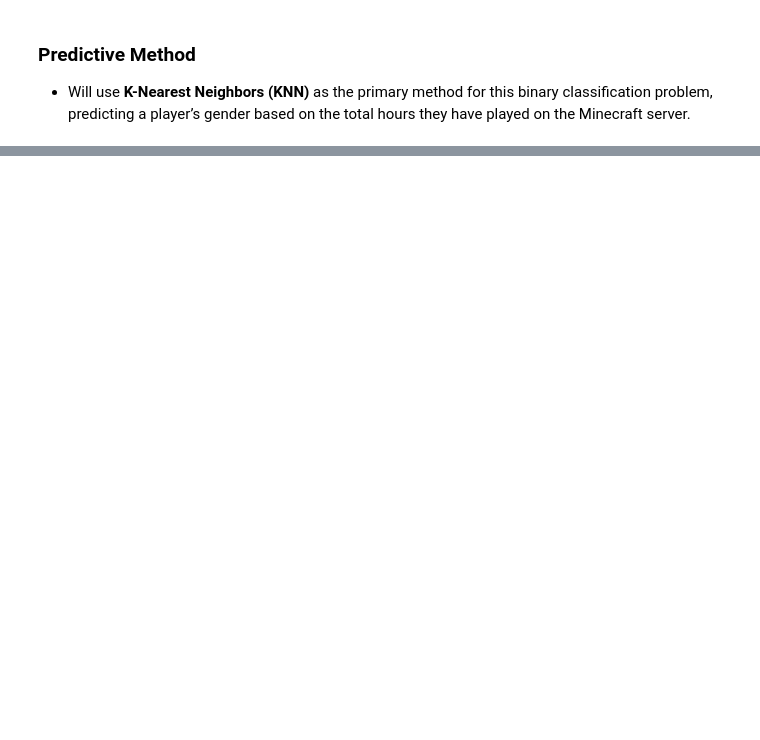
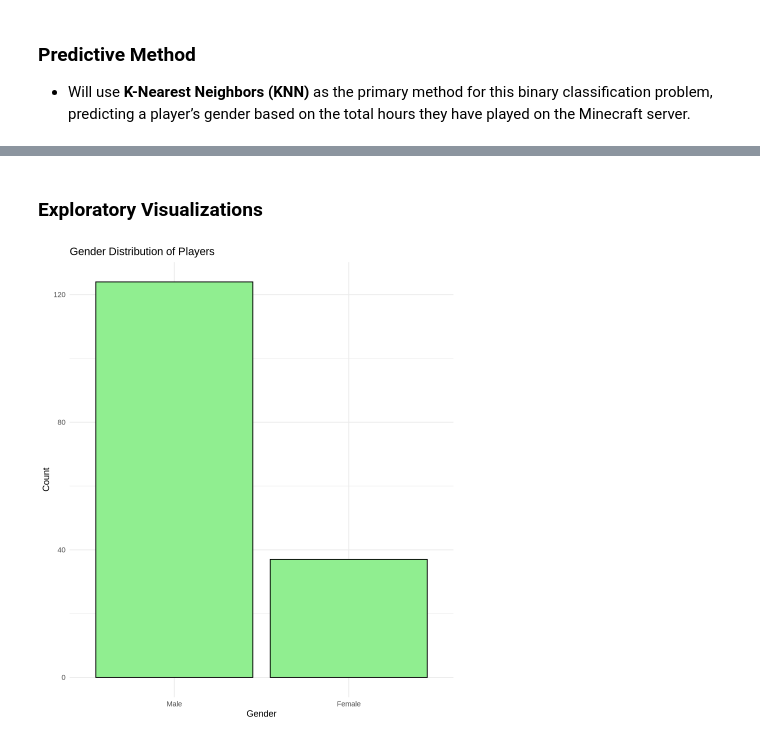
Before and after one commit to mandysui/DataScience100_Group_003_13_MandySui.ipynb, a Jupyter notebook: Group-003-13_Mandy.ipynb, the cells around one changed output, grey strips where cells are left out. Drawn from its saved outputs; the diff is of its cells as text; code cells hidden in the pictures; blank space fills up the shorter version.

Commit message:
Data visualization

```diff
--- a/Group-003-13_Mandy.ipynb
+++ b/Group-003-13_Mandy.ipynb
@@ -87,0 +97,3 @@ Can we predict whether a player is male or female based on how many hours they s
+# %%
+players <- read_csv("players.csv")
+sessions <- read_csv("sessions.csv")
@@ -87,0 +118,20 @@ Can we predict whether a player is male or female based on how many hours they s
+# %%
+players_filtered <- players[players$gender == "Male" | players$gender == "Female", ]
+
+
+players_filtered <- players_filtered[, c("gender", "played_hours")]
+
+
+players_filtered$gender <- factor(players_filtered$gender, levels = c("Male", "Female"))
+# %% [markdown]
+### Exploratory Visualizations
+# %%
+gender_dist <- ggplot(players_filtered, aes(x = gender)) +
+  geom_bar(fill = "lightgreen", color = "black") +
+  labs(title = "Gender Distribution of Players",
+       x = "Gender",
+       y = "Count") +
+  theme_minimal()
+gender_dist
+# %% [output]
+[figure, added]
```
Also changed, not shown: parts of 7 cells of this notebook.
